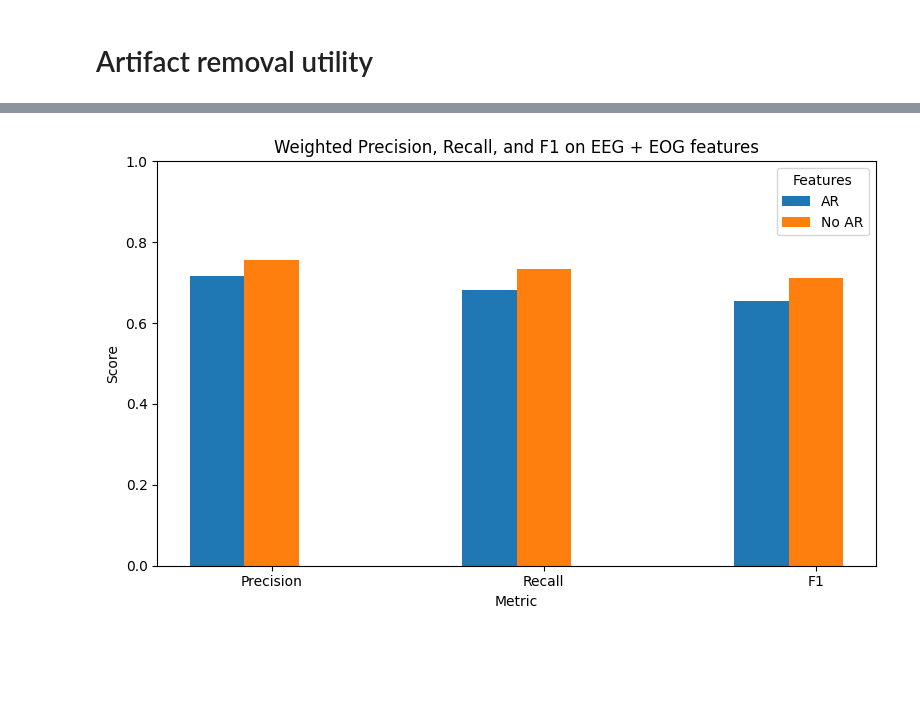
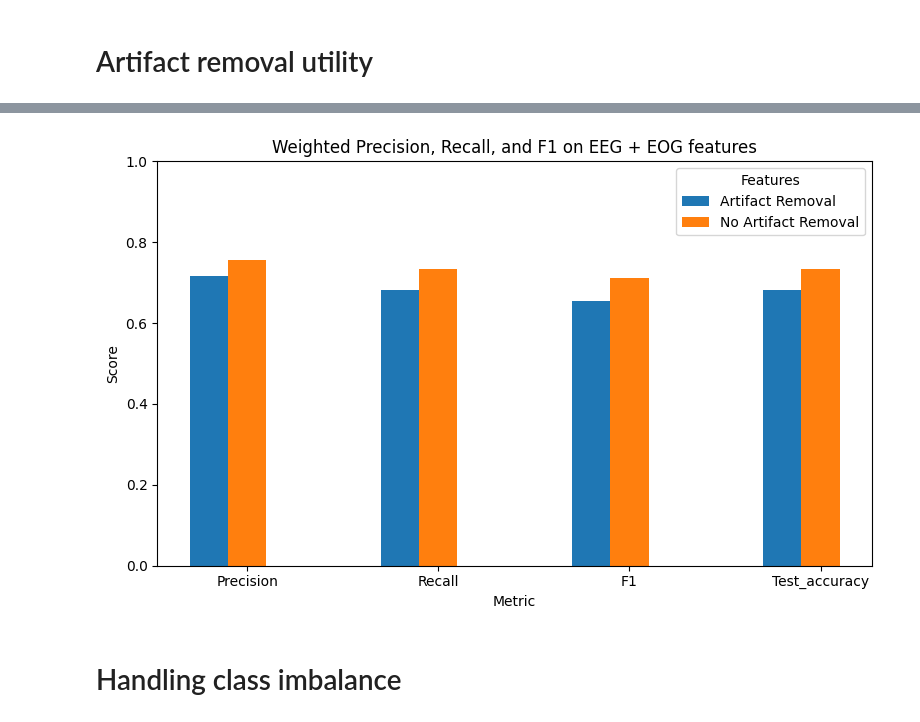
Before and after one commit to markus-marandi/signal-processing-CM2013-ss, a Jupyter notebook: notebooks/Iterative improvements.ipynb, the cells around one changed output, grey strips where cells are left out. Drawn from its saved outputs; the diff is of its cells as text; code cells hidden in the pictures; blank space fills up the shorter version.

```diff
--- a/notebooks/Iterative improvements.ipynb
+++ b/notebooks/Iterative improvements.ipynb
@@ -389,6 +408,7 @@ label_col = 'label'
 
 label_list ={}
 results_list = {}
+accuracy_list ={}
 for i, df in enumerate(df_list):
     # Separate out IDs and target
     ids    = df[id_cols]
@@ -440,6 +460,8 @@ for i, df in enumerate(df_list):
 
     print("\n=== Classification Report ===")
     print(classification_report(y_test, y_pred_rf))
+    print(f"Accuracy: {accuracy_score(y_test, y_pred_rf):.4f}")
+    accuracy_list[name_list[i]] = accuracy_score(y_test, y_pred_rf)
 
     cm = confusion_matrix(y_test, y_pred_rf)
     plt.figure(figsize=(6,5))
@@ -498,13 +524,14 @@ weighted avg       0.69      0.66      0.63      1755
 # 1) Compute weighted metrics for each model
 model_preds = results_list
 
-metrics = ['precision', 'recall', 'f1']
+metrics = ['precision', 'recall', 'f1', 'test_accuracy']
 results = {}
 for name, preds in model_preds.items():
     results[name] = [
         precision_score(label_list[name], preds, average='weighted'),
         recall_score(   label_list[name], preds, average='weighted'),
         f1_score(       label_list[name], preds, average='weighted'),
+        accuracy_list[name]
     ]
 
 # 2) Prepare for plotting
@@ -543,7 +570,7 @@ df2 = df_no_AR.drop(columns=ECG_col)    # Contains EEG not ICA cleaned signal &
 
 
 df_list = [df1,df2]
-name_list = ['AR','No AR']
+name_list = ['Artifact Removal','No Artifact Removal']
 # %%
 # --- 1) Prepare data ---
 # `df` has columns: ['patient_id','epoch_id','label', ... feature columns ...]
@@ -552,6 +579,7 @@ label_col = 'label'
 
 label_list ={}
 results_list = {}
+accuracy_list = {}
 for i, df in enumerate(df_list):
     # Separate out IDs and target
     ids    = df[id_cols]
@@ -603,6 +631,8 @@ for i, df in enumerate(df_list):
 
     print("\n=== Classification Report ===")
     print(classification_report(y_test, y_pred_rf))
+    print(f"Accuracy: {accuracy_score(y_test, y_pred_rf):.4f}")
+    accuracy_list[name_list[i]] = accuracy_score(y_test, y_pred_rf)
 
     cm = confusion_matrix(y_test, y_pred_rf)
     plt.figure(figsize=(6,5))
@@ -661,33 +695,36 @@ weighted avg       0.76      0.73      0.71      2168
 # 1) Compute weighted metrics for each model
 model_preds = results_list
 
-metrics = ['precision', 'recall', 'f1']
+metrics = ['precision', 'recall', 'f1', 'test_accuracy']
 results = {}
 for name, preds in model_preds.items():
     results[name] = [
         precision_score(label_list[name], preds, average='weighted'),
         recall_score(   label_list[name], preds, average='weighted'),
         f1_score(       label_list[name], preds, average='weighted'),
+        accuracy_list[name]
     ]
 
 # 2) Prepare for plotting
 labels = [m.capitalize() for m in metrics]
 x = np.arange(len(labels))
 width = 0.2  # width of each bar
 
 # 3) Create grouped bar chart
 plt.figure(figsize=(8, 5))
 for i, (df, scores) in enumerate(results.items()):
     plt.bar(x + (i - 1)*width, scores, width, label=df)
 
 # 4) Labels and legend
 plt.xticks(x, labels)
 plt.ylim(0, 1)
 plt.xlabel('Metric')
 plt.ylabel('Score')
 plt.title('Weighted Precision, Recall, and F1 on EEG + EOG features')
 plt.legend(title='Features')
 plt.tight_layout()
 plt.show()
 # %% [output]
-[figure, old version]
+[figure, new version]
+# %% [markdown]
+# Handling class imbalance
```
Also changed, not shown: parts of 26 cells of this notebook.
